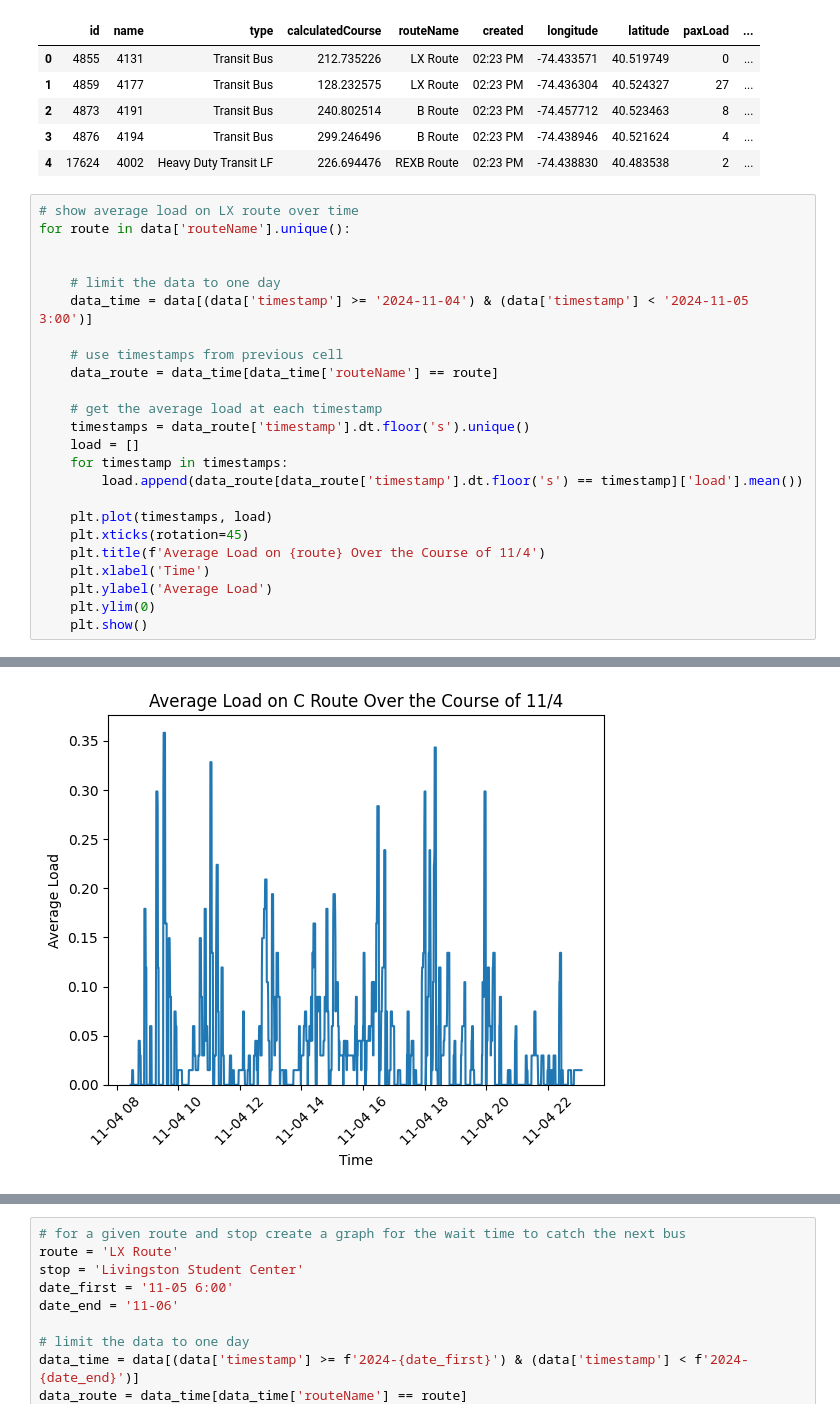
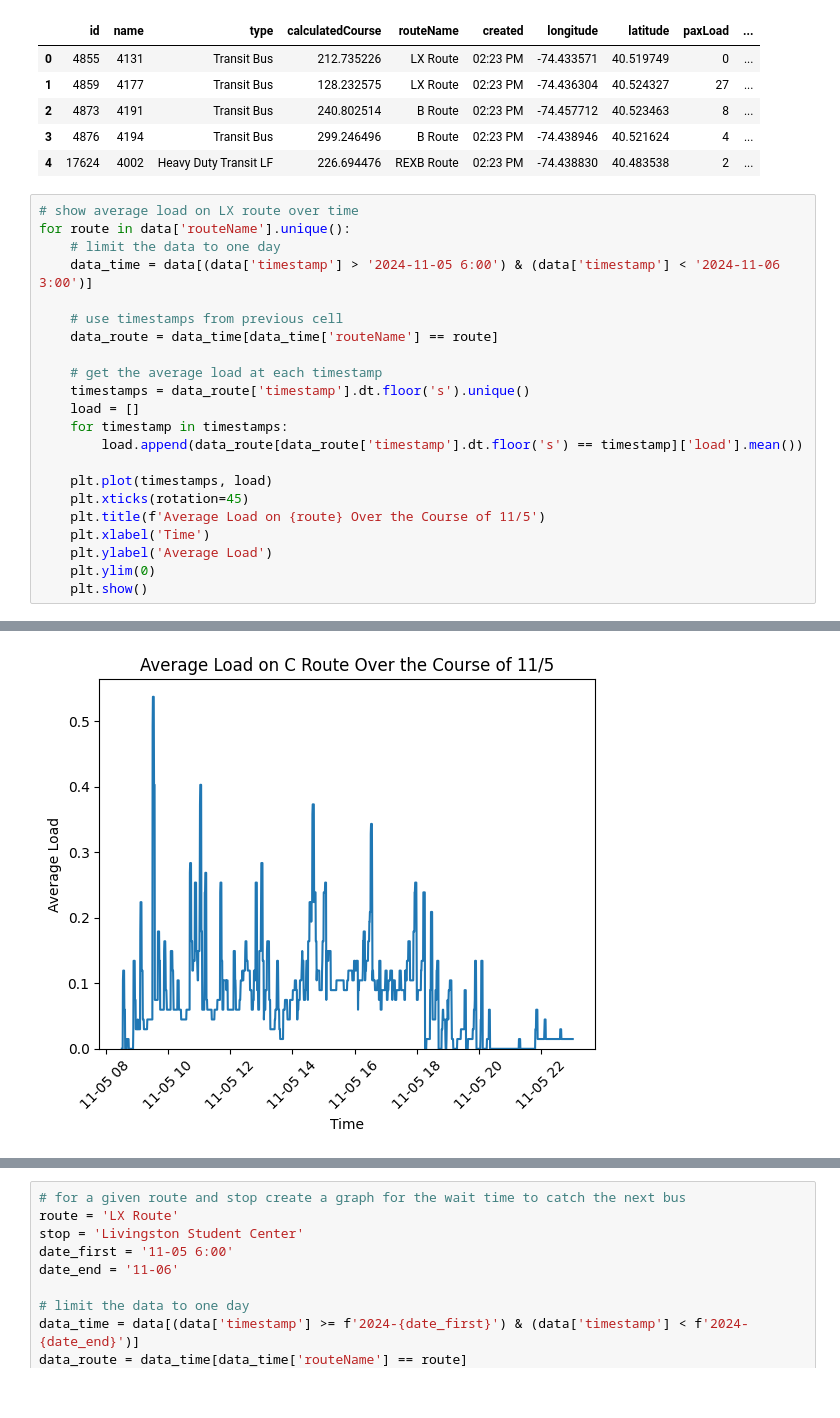
Before and after one commit to AkeBoss-tech/RutgersBusAnalysis, a Jupyter notebook: another.ipynb, the cells around one changed output, grey strips where cells are left out. Saved outputs shown, nothing was run; the diff lists cells and outputs as text.

```diff
--- a/another.ipynb
+++ b/another.ipynb
@@ -35,10 +35,8 @@ data.head()
 # %%
 # show average load on LX route over time
 for route in data['routeName'].unique():
-
-
     # limit the data to one day
-    data_time = data[(data['timestamp'] >= '2024-11-04') & (data['timestamp'] < '2024-11-05 3:00')]
+    data_time = data[(data['timestamp'] > '2024-11-05 6:00') & (data['timestamp'] < '2024-11-06 3:00')]
 
     # use timestamps from previous cell
     data_route = data_time[data_time['routeName'] == route]
@@ -51,7 +49,7 @@ for route in data['routeName'].unique():
 
     plt.plot(timestamps, load)
     plt.xticks(rotation=45)
-    plt.title(f'Average Load on {route} Over the Course of 11/4')
+    plt.title(f'Average Load on {route} Over the Course of 11/5')
     plt.xlabel('Time')
     plt.ylabel('Average Load')
     plt.ylim(0)
@@ -69 +67 @@ for route in data['routeName'].unique():
-[figure, old version]
+[figure, new version]
```
Also changed, not shown: parts of 2 cells of this notebook, 14 other files.
